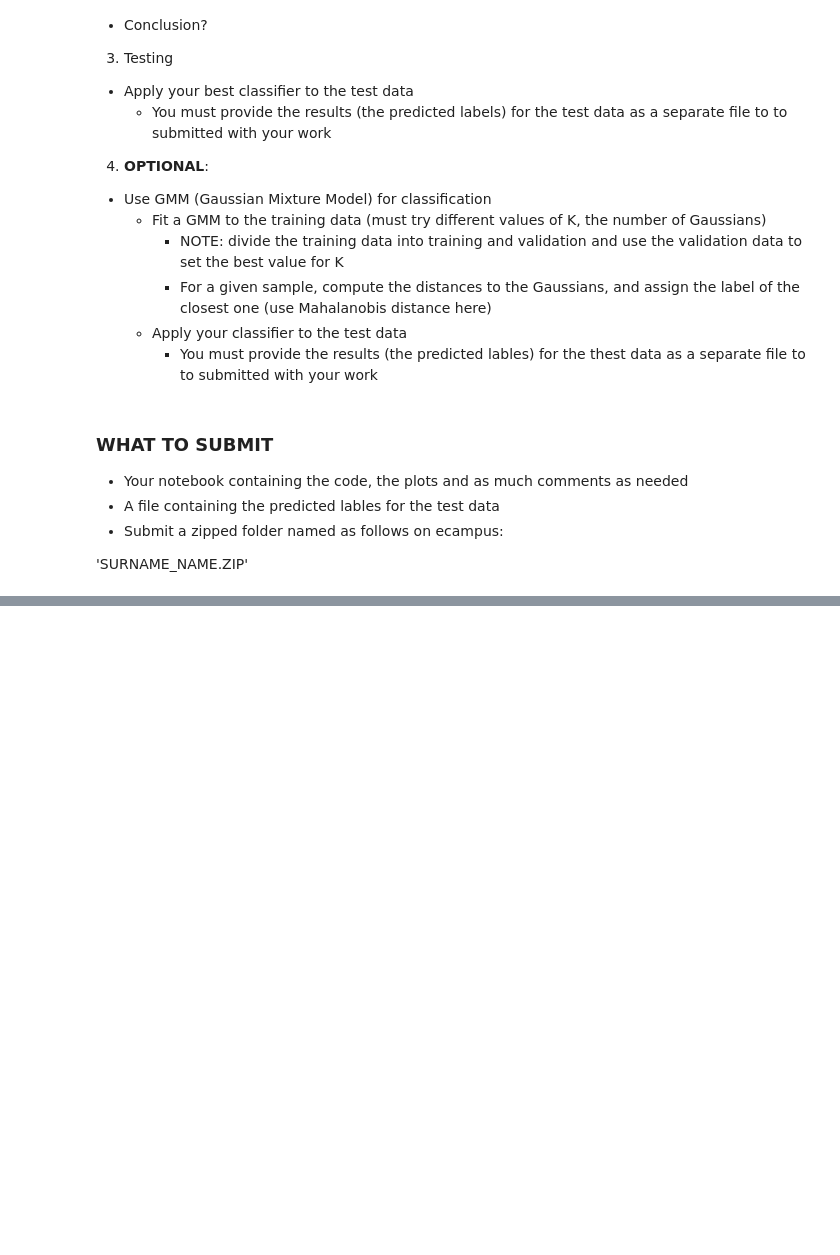
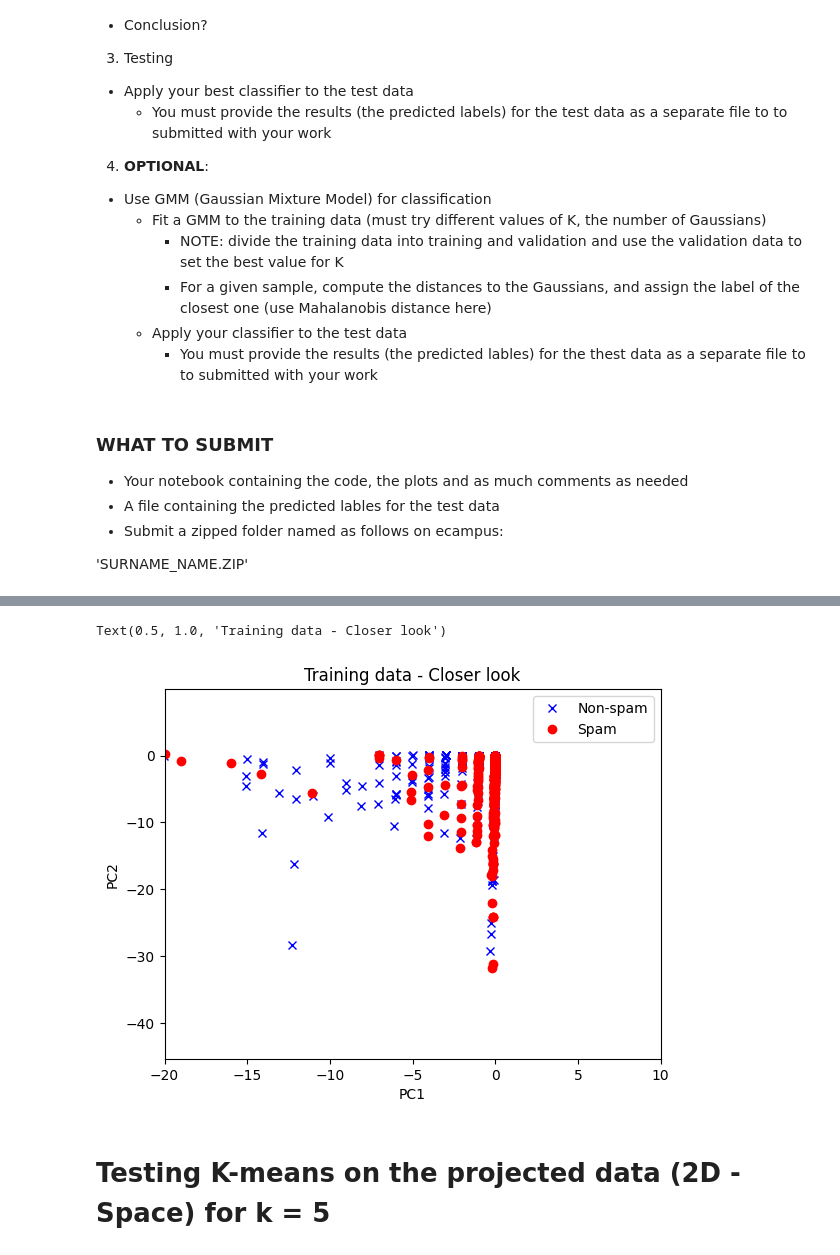
Before and after one commit to Carine000/UPS---PCA-Kmeans-Classification, a Jupyter notebook: SML_classification.ipynb, the cells around one changed output, grey strips where cells are left out. Saved outputs shown, nothing was run; the diff lists cells and outputs as text; code cells hidden in the pictures; blank space fills up the shorter version.

```diff
--- a/SML_classification.ipynb
+++ b/SML_classification.ipynb
@@ -108,0 +642,17 @@ This is a binary classification problem and we will try the following:
+# %%
+# Taking a closer look at the data distribution
+
+# Plotting
+plt.figure()
+plt.xlim([-20,10])
+plt.plot(new_x[idx_ham[0],0], new_x[idx_ham[0],1], 'xb', label = 'Non-spam')
+plt.plot(new_x[idx_spam[0],0], new_x[idx_spam[0],1], 'ro', label = 'Spam')
+plt.legend()
+plt.xlabel('PC1')
+plt.ylabel('PC2')
+plt.title("Training data - Closer look")
+# %% [output]
+Text(0.5, 1.0, 'Training data - Closer look')
+[figure, added]
+# %% [markdown]
+# **Testing K-means on the projected data (2D - Space) for k = 5**
```
Also changed, not shown: parts of 40 cells of this notebook.
